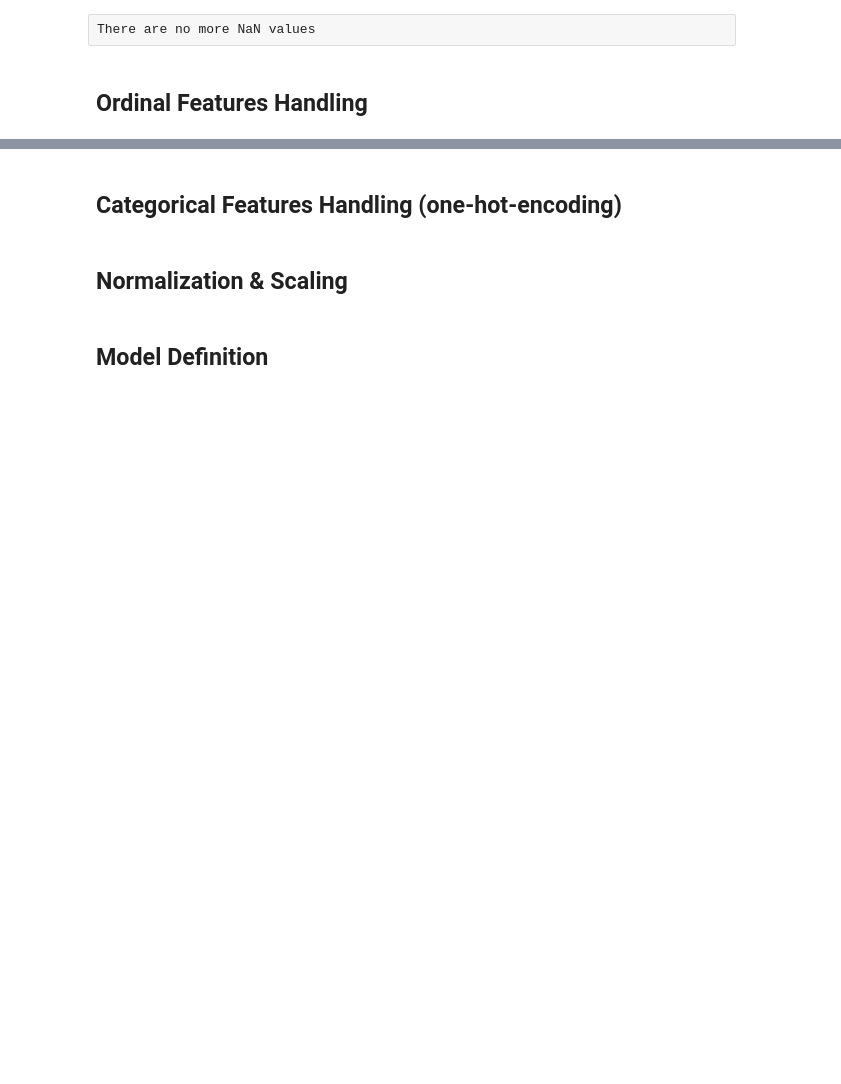
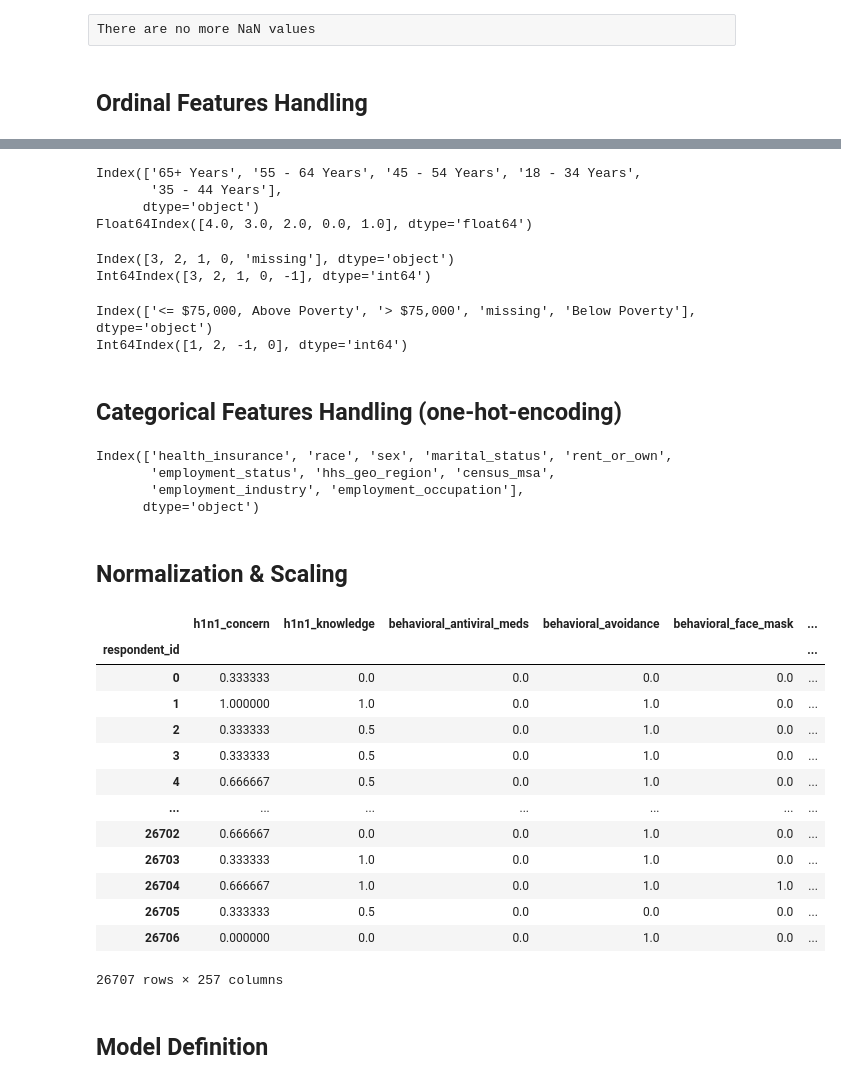
Before and after one commit to khookh/VaccinationClassificationCompetition, a Jupyter notebook: knn.ipynb, the cells around one changed output, grey strips where cells are left out. Drawn from its saved outputs; the diff is of its cells as text; code cells hidden in the pictures; blank space fills up the shorter version.

Commit message:
Adds data normalization & scaling

```diff
--- a/knn.ipynb
+++ b/knn.ipynb
@@ -82,7 +84,72 @@ There are no more NaN values
+# %%
+# reassign the age_group levels with integers
+print(train_feature_df.age_group.value_counts().index)
+keys_list = train_feature_df.age_group.value_counts().index
+values_list = [4,3,2,0.0,1]
+dictionnary = dict(zip(keys_list, values_list))
+train_feature_df = train_feature_df.replace({'age_group': dictionnary})
+print(train_feature_df.age_group.value_counts().index)
+# %% [output]
+Index(['65+ Years', '55 - 64 Years', '45 - 54 Years', '18 - 34 Years',
+       '35 - 44 Years'],
+      dtype='object')
+Float64Index([4.0, 3.0, 2.0, 0.0, 1.0], dtype='float64')
+# %%
+# reassign the education levels with integers
+print(train_feature_df.education.value_counts().index)
+keys_list = train_feature_df.education.value_counts().index
+values_list = [3,2,1,0,-1]
+dictionnary = dict(zip(keys_list, values_list))
+train_feature_df = train_feature_df.replace({'education': dictionnary})
+print(train_feature_df.education.value_counts().index)
+# %% [output]
+Index([3, 2, 1, 0, 'missing'], dtype='object')
+Int64Index([3, 2, 1, 0, -1], dtype='int64')
+# %%
+# reassign the income_poverty levels with integers
+print(train_feature_df.income_poverty.value_counts().index)
+keys_list = train_feature_df.income_poverty.value_counts().index
+values_list = [1,2,-1,0]
+dictionnary = dict(zip(keys_list, values_list))
+train_feature_df = train_feature_df.replace({'income_poverty': dictionnary})
+print(train_feature_df.income_poverty.value_counts().index)
+# %% [output]
+Index(['<= $75,000, Above Poverty', '> $75,000', 'missing', 'Below Poverty'], dtype='object')
+Int64Index([1, 2, -1, 0], dtype='int64')
 # %% [markdown]
 ## Categorical Features Handling (one-hot-encoding)
+# %%
+print(train_feature_df.select_dtypes('object').columns)
+# %% [output]
+Index(['health_insurance', 'race', 'sex', 'marital_status', 'rent_or_own',
+       'employment_status', 'hhs_geo_region', 'census_msa',
+       'employment_industry', 'employment_occupation'],
+      dtype='object')
+# %%
+# One-Hot-Encode each string feature
+for cate_feature in train_feature_df.select_dtypes('object').columns:
+    train_feature_df =  pd.concat([train_feature_df,pd.get_dummies(train_feature_df[cate_feature], prefix=cate_feature)],axis=1)
+    train_feature_df.drop(cate_feature,axis=1, inplace=True)
 # %% [markdown]
 ## Normalization & Scaling
+# %%
+train_feature_df.apply(lambda column: tools.normalization(train_feature_df,column.name),axis=0)
+train_feature_df.apply(lambda column: tools.scaling(train_feature_df,column.name),axis=0)
+# %% [output]
+|  | h1n1_concern | h1n1_knowledge | behavioral_antiviral_meds | behavioral_avoidance | behavioral_face_mask | ... |
+| respondent_id |  |  |  |  |  | ... |
+| 0 | 0.333333 | 0.0 | 0.0 | 0.0 | 0.0 | ... |
+| 1 | 1.000000 | 1.0 | 0.0 | 1.0 | 0.0 | ... |
+| 2 | 0.333333 | 0.5 | 0.0 | 1.0 | 0.0 | ... |
+| 3 | 0.333333 | 0.5 | 0.0 | 1.0 | 0.0 | ... |
+| 4 | 0.666667 | 0.5 | 0.0 | 1.0 | 0.0 | ... |
+| ... | ... | ... | ... | ... | ... | ... |
+| 26702 | 0.666667 | 0.0 | 0.0 | 1.0 | 0.0 | ... |
+| 26703 | 0.333333 | 1.0 | 0.0 | 1.0 | 0.0 | ... |
+| 26704 | 0.666667 | 1.0 | 0.0 | 1.0 | 1.0 | ... |
+| 26705 | 0.333333 | 0.5 | 0.0 | 0.0 | 0.0 | ... |
+| 26706 | 0.000000 | 0.0 | 0.0 | 1.0 | 0.0 | ... |
+26707 rows × 257 columns
 # %% [markdown]
 ## Model Definition
 # %% [markdown]
```
Also changed, not shown: parts of 3 cells of this notebook, 1 other file.
